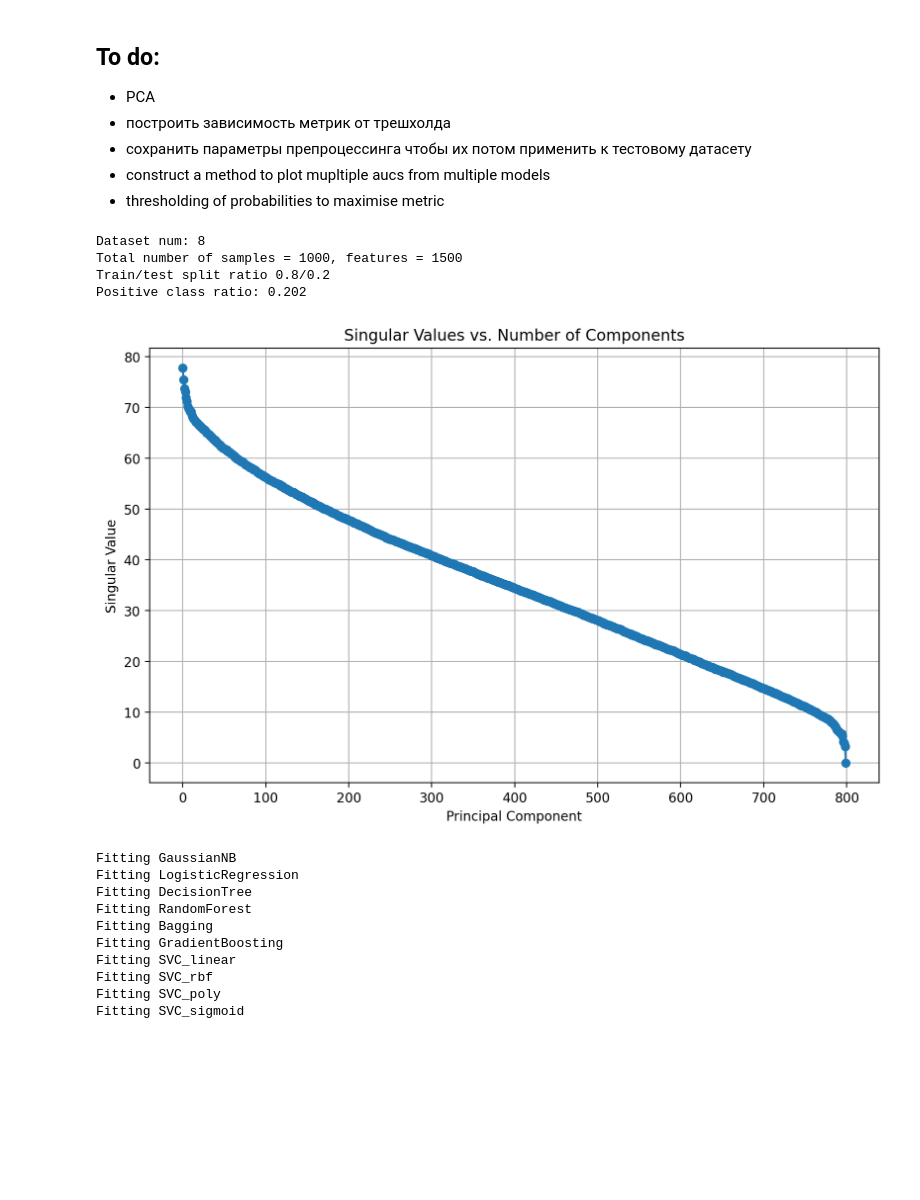
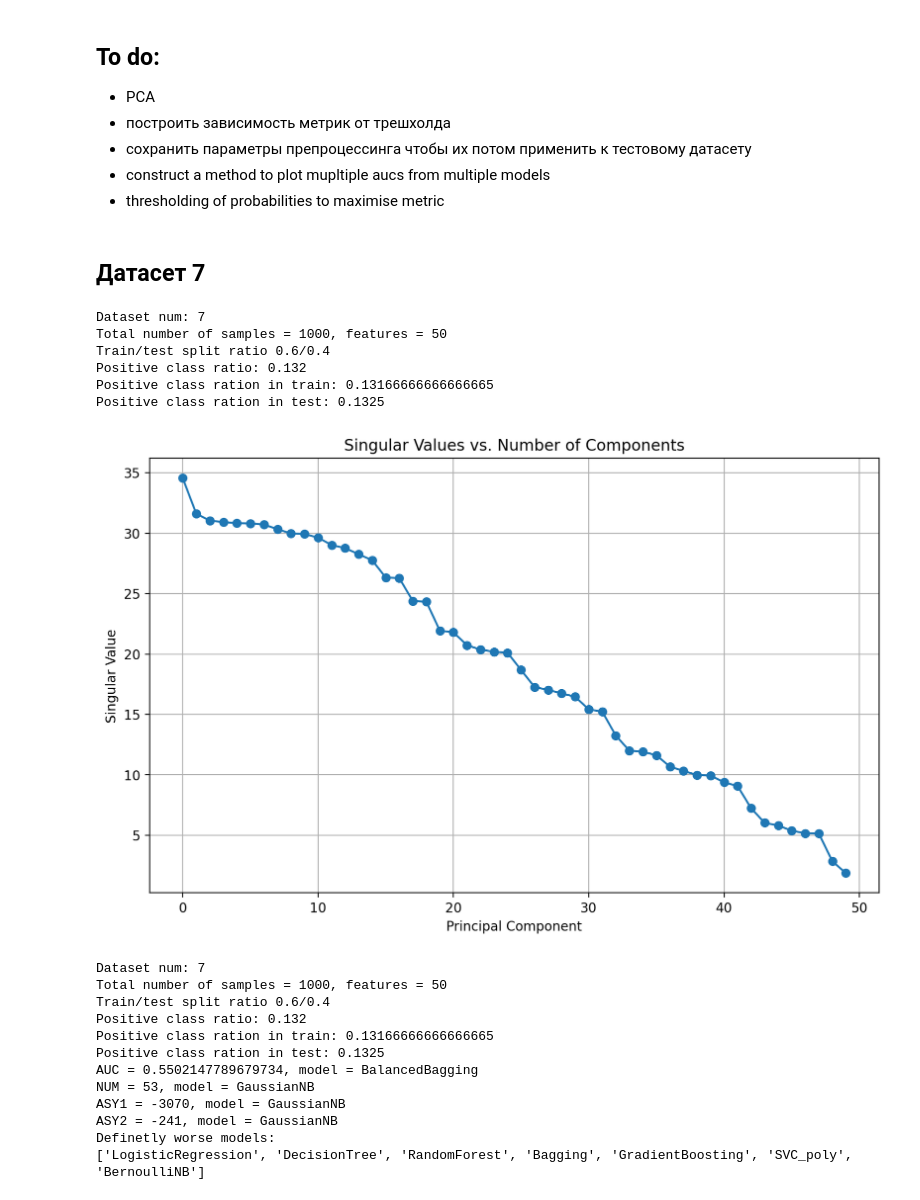
Before and after one commit to adenshulga/BayesMethodsHW, a Jupyter notebook: Hw1/main.ipynb, the cells around one changed output. Cells and saved outputs as stored; diff of their text form; code cells hidden in the pictures; blank space fills up the shorter version.

```diff
--- a/Hw1/main.ipynb
+++ b/Hw1/main.ipynb
@@ -51,10 +41,3 @@ from utils.ExperimentInfo import ExperimentInfo
 - сохранить параметры препроцессинга чтобы их потом применить к тестовому датасету
 - construct a method to plot mupltiple aucs from multiple models
 - thresholding of probabilities to maximise metric
-# %%
-task_8 = DatasetInfo(8)
-# %% [output]
-Dataset num: 8
-Total number of samples = 1000, features = 1500
-Train/test split ratio 0.8/0.2
-Positive class ratio: 0.202
@@ -61,4 +62,15 @@ Positive class ratio: 0.202
+# %% [markdown]
+## Датасет 7
+# %%
+task_7 = DatasetInfo(7, 0.4)
+# %% [output]
+Dataset num: 7
+Total number of samples = 1000, features = 50
+Train/test split ratio 0.6/0.4
+Positive class ratio: 0.132
+Positive class ration in train: 0.13166666666666665
+Positive class ration in test: 0.1325
 # %%
-task_8.plot_singular_values()
+task_7.plot_singular_values()
 # %% [output]
-[figure, old version]
+[figure, new version]
@@ -82,13 +79,15 @@ experiment = ExperimentInfo(task_5, models)
 # %%
-experiment.fit()
+experiment.auto_experiment()
 # %% [output]
-Fitting GaussianNB
-Fitting LogisticRegression
-Fitting DecisionTree
-Fitting RandomForest
-Fitting Bagging
-Fitting GradientBoosting
-Fitting SVC_linear
-Fitting SVC_rbf
-Fitting SVC_poly
-Fitting SVC_sigmoid
+Dataset num: 7
+Total number of samples = 1000, features = 50
+Train/test split ratio 0.6/0.4
+Positive class ratio: 0.132
+Positive class ration in train: 0.13166666666666665
+Positive class ration in test: 0.1325
+AUC = 0.5502147789679734, model = BalancedBagging
+NUM = 53, model = GaussianNB
+ASY1 = -3070, model = GaussianNB
+ASY2 = -241, model = GaussianNB
+Definetly worse models:
+['LogisticRegression', 'DecisionTree', 'RandomForest', 'Bagging', 'GradientBoosting', 'SVC_poly', 'BernoulliNB']
```
Also changed, not shown: parts of 26 cells of this notebook, 5 other files.
